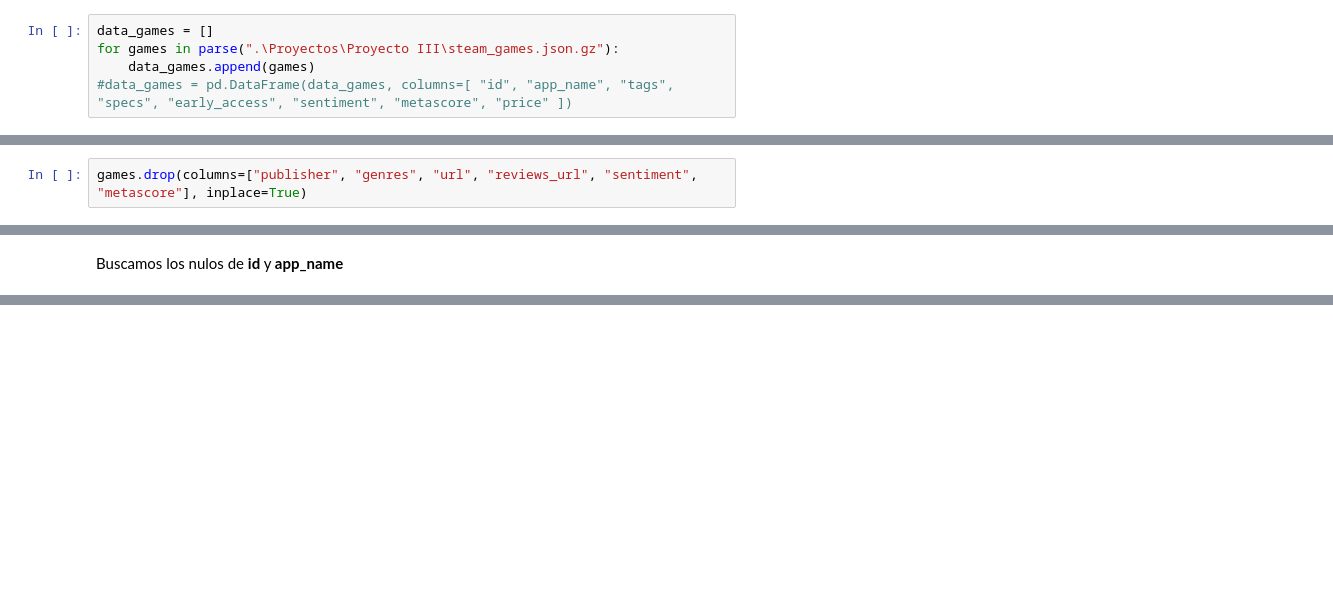
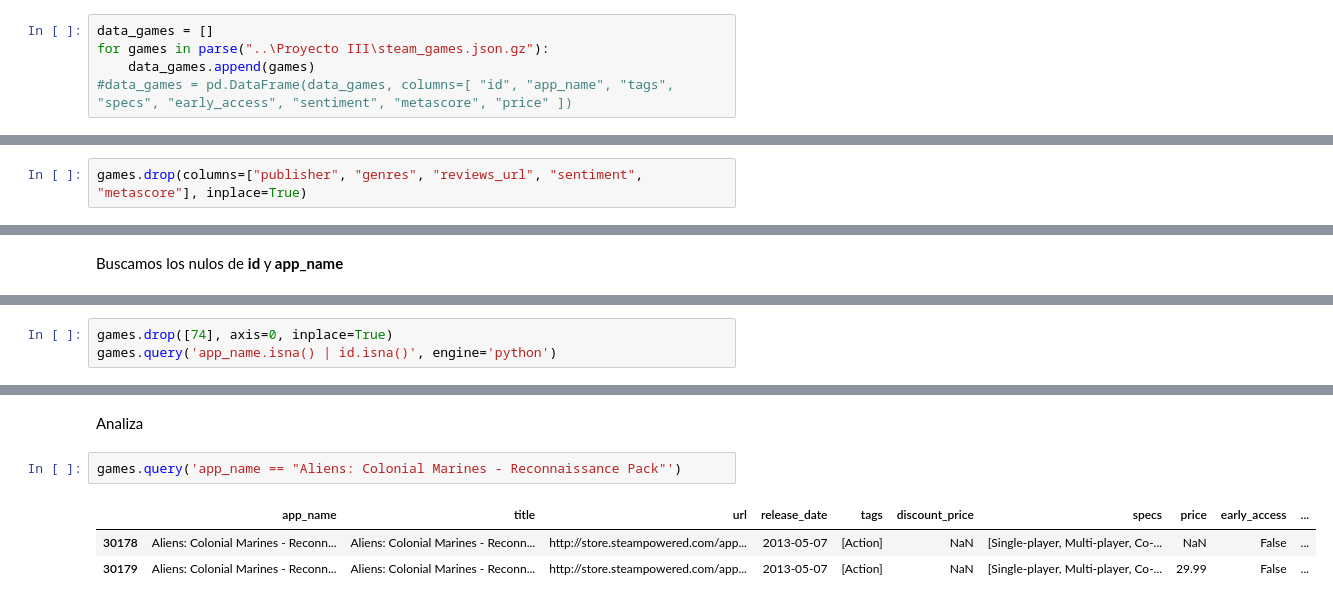
Before and after one commit to aaerror/Steam, a Jupyter notebook: Proyecto 03.ipynb, the cells around one changed output, grey strips where cells are left out. Drawn from its saved outputs; the diff is of its cells as text; blank space fills up the shorter version.

```diff
--- a/Proyecto 03.ipynb
+++ b/Proyecto 03.ipynb
@@ -124,7 +124,7 @@ reviews.groupby("product_id").agg(total_usuarios=pd.NamedAgg(column="username",
 **Games**
 # %%
 data_games = []
-for games in parse(".\Proyectos\Proyecto III\steam_games.json.gz"):
+for games in parse("..\Proyecto III\steam_games.json.gz"):
     data_games.append(games)
 #data_games = pd.DataFrame(data_games, columns=[ "id", "app_name", "tags", "specs", "early_access", "sentiment", "metascore", "price" ])
 # %% [markdown]
@@ -136,7 +143,7 @@ games.head()
 # %% [markdown]
 Eliminamos las columnas innecesarias y buscamos los valores nulos.
 # %%
-games.drop(columns=["publisher", "genres", "url", "reviews_url", "sentiment", "metascore"], inplace=True)
+games.drop(columns=["publisher", "genres", "reviews_url", "sentiment", "metascore"], inplace=True)
 # %% [markdown]
 **Duplicados**
 # %%
@@ -156,0 +189,3 @@ games.query('app_name.isna() | id.isna()', engine='python')
+# %%
+games.drop([74], axis=0, inplace=True)
+games.query('app_name.isna() | id.isna()', engine='python')
@@ -157,2 +251,10 @@ games.query('app_name.isna() | id.isna()', engine='python')
+# %% [markdown]
+Analiza
+# %%
+games.query('app_name == "Aliens: Colonial Marines - Reconnaissance Pack"')
+# %% [output]
+|  | app_name | title | url | release_date | tags | discount_price | specs | price | early_access | ... |
+| 30178 | Aliens: Colonial Marines - Reconn... | Aliens: Colonial Marines - Reconn... | http://store.steampowered.com/app... | 2013-05-07 | [Action] | NaN | [Single-player, Multi-player, Co-... | NaN | False | ... |
+| 30179 | Aliens: Colonial Marines - Reconn... | Aliens: Colonial Marines - Reconn... | http://store.steampowered.com/app... | 2013-05-07 | [Action] | NaN | [Single-player, Multi-player, Co-... | 29.99 | False | ... |
 # %%
 games.groupby("developer").agg(juegos_publicados=pd.NamedAgg(column="early_access", aggfunc="count")).sort_values("juegos_publicados", ascending=False)
```
Also changed, not shown: parts of 19 cells of this notebook.
